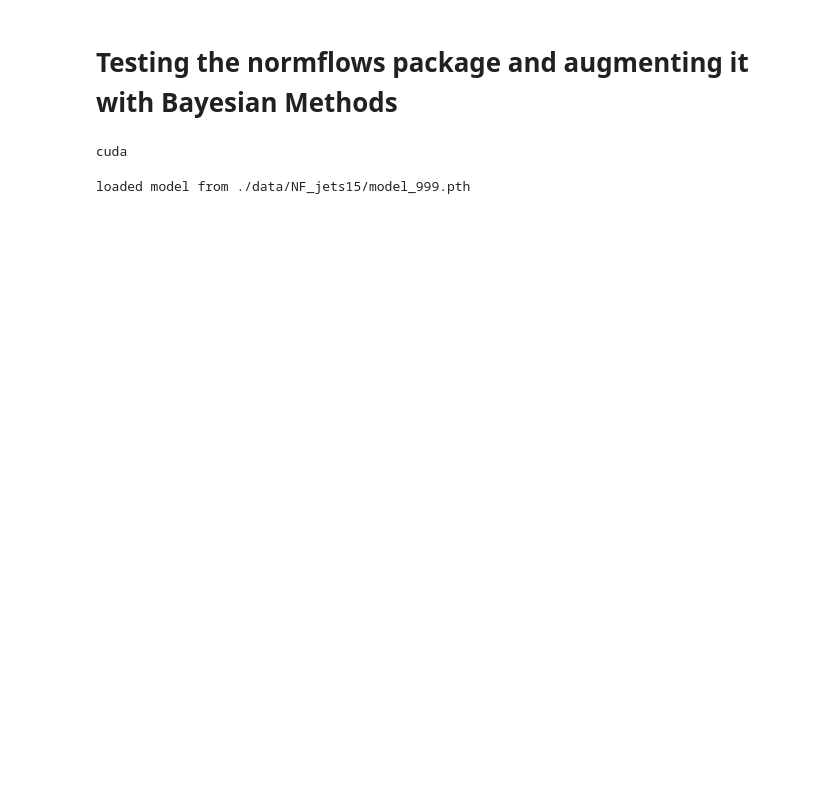
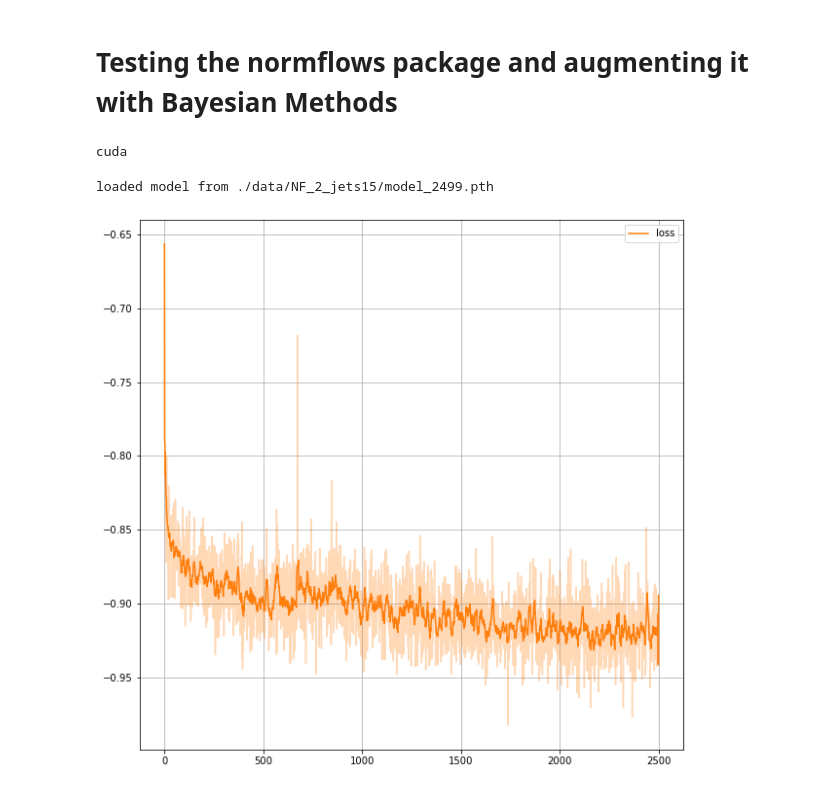
Before and after one commit to sbieringer/ClassificationSurrogates, a Jupyter notebook: cond_bayesian_flow.ipynb, the cells around one changed output. Saved outputs shown, nothing was run; the diff lists cells and outputs as text; code cells hidden in the pictures; blank space fills up the shorter version.

```diff
--- a/cond_bayesian_flow.ipynb
+++ b/cond_bayesian_flow.ipynb
@@ -39,11 +39,11 @@ if not os.path.exists(save_dir):
 ###################################
 
 # Define flows
-K = 4
+K = 10
 
 latent_size = 1
-hidden_units = 128
-hidden_layers = 3
+hidden_units = 64
+hidden_layers = 2
 context_size = 16
 
 flows = []
@@ -65,24 +65,26 @@ model = model.to(device)
 ### Define the data ###
 #######################
 
-batch_size = 32768
+batch_size = 131072
 
 dataset = JetDataset("./jet_data",'train')
 dataset_val = JetDataset("./jet_data",'val')
-dataloader = torch.utils.data.DataLoader(dataset, batch_size=batch_size, shuffle=True, num_workers=4)
+dataloader = torch.utils.data.DataLoader(dataset, batch_size=batch_size, shuffle=True, num_workers=10)
 # %%
 #####################
 ### Training Loop ###
 #####################
 
 train = False
-lr=1e-3
-weight_decay = None #1e-8
+lr = 1e-3
+weight_decay = 0
+lr_decay = 1 #0.999
 
-epochs = 1000
+epochs = 2500
 
 if train:
     optim = torch.optim.Adam(model.parameters(), lr=lr, weight_decay=weight_decay)
+    scheduler = torch.optim.lr_scheduler.ExponentialLR(optim, lr_decay)
     model.train()
 
     loss_hist = np.array([])
@@ -92,43 +94,51 @@ if train:
 
         for x, c in dataloader:
             optim.zero_grad()
             x = x.to(device)
             c = c.to(device)
 
             # Compute loss
             loss = model.forward_kld(x, c)
 
             # Do backprop and optimizer step
             if ~(torch.isnan(loss) | torch.isinf(loss)):
                 loss.backward()
                 optim.step()
+                scheduler.step()
 
         # Log loss
         loss_hist = np.append(loss_hist, loss.to('cpu').data.numpy())
 
         if ep%50 == 0:
             torch.save(model.state_dict(), save_dir + f"model_{ep}.pth")
 
     model.eval()
 
-    # Plot loss
-    plt.figure(figsize=(10, 10))
-    plt.plot(smooth(loss_hist,11), label='loss', color = 'C1')
-    plt.plot(smooth(loss_hist,11), label='loss', color = 'C1', alpha = 0.3)
-    plt.legend()
-    img_outfile = save_dir + f"image_ep{ep}_loss.png"
-    plt.savefig(img_outfile)
-    plt.show()
-
     torch.save(model.state_dict(), save_dir + f"model_{ep}.pth")
     print('saved model at ' + save_dir + f"model_{ep}.pth")
 
 else:
     ep = epochs-1
+
+    with open(save_dir + f'losses_{ep}.npy', 'rb') as f:
+        loss_hist = np.load(f)
+
     model.load_state_dict(torch.load(save_dir + f"model_{ep}.pth"))
     print('loaded model from ' + save_dir + f"model_{ep}.pth")
+
+
+# Plot loss
+plt.figure(figsize=(10, 10))
+plt.plot(smooth(loss_hist,1), color = 'C1', alpha = 0.3)
+plt.plot(smooth(loss_hist,11), label='loss', color = 'C1')
+plt.grid()
+plt.legend()
+img_outfile = save_dir + f"image_ep{ep}_loss.png"
+plt.savefig(img_outfile)
+plt.show()
 # %% [output]
-loaded model from ./data/NF_jets15/model_999.pth
+loaded model from ./data/NF_2_jets15/model_2499.pth
+[figure, added]
 # %%
 ################
 ### Plotting ###
```
Also changed, not shown: parts of 1 cell of this notebook, 3 other files.
